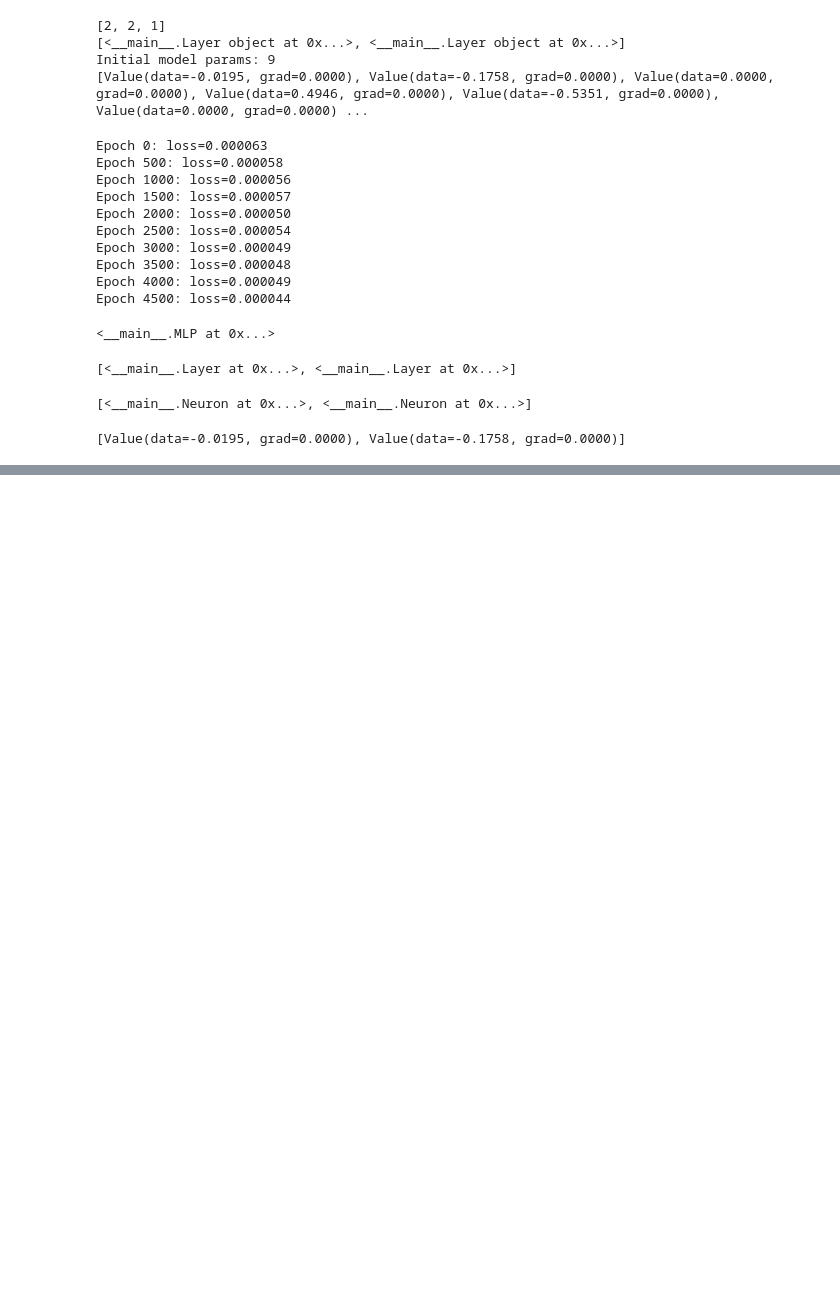
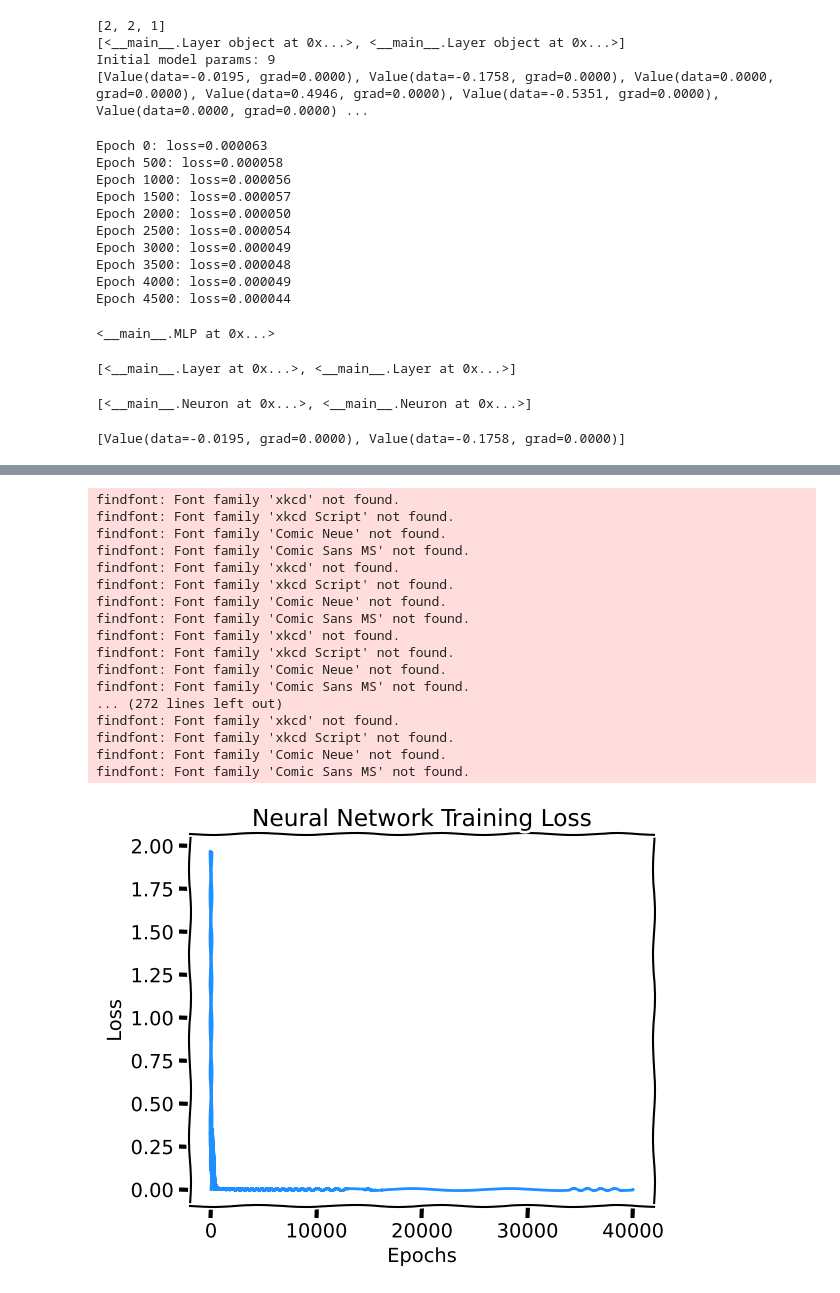
Before and after one commit to teknasd/scratch, a Jupyter notebook: basics.ipynb, the cells around one changed output, grey strips where cells are left out. Saved outputs shown, nothing was run; the diff lists cells and outputs as text; code cells hidden in the pictures; blank space fills up the shorter version.

```diff
--- a/basics.ipynb
+++ b/basics.ipynb
@@ -1891,0 +2167,16 @@ Input nodes aren't neurons because they:
+# %%
+class Sequential:
+    def __init__(self, *modules):
+        self.modules = modules
+
+    def __call__(self, x):
+        for module in self.modules:
+            x = module(x)
+        return x
+
+    def parameters(self):
+        params = []
+        for m in self.modules:
+            if hasattr(m, "parameters"):
+                params.extend(m.parameters())
+        return params
@@ -1891,0 +2268,33 @@ Input nodes aren't neurons because they:
+# %%
+def plot_loss_curve(loss_history, title='Neural Network Training Loss'):
+    """Plot the loss over epochs in an xkcd-style chart."""
+    with plt.xkcd():
+        plt.figure(figsize=(6, 5))
+        plt.plot(loss_history, color='dodgerblue', linewidth=2)
+        plt.xlabel('Epochs')
+        plt.ylabel('Loss')
+        plt.title(title)
+        plt.grid(True, alpha=0.3)
+        plt.tight_layout()
+        plt.show()
+# %%
+plot_loss_curve(loss_history)
+# %% [output]
+findfont: Font family 'xkcd' not found.
+findfont: Font family 'xkcd Script' not found.
+findfont: Font family 'Comic Neue' not found.
+findfont: Font family 'Comic Sans MS' not found.
+findfont: Font family 'xkcd' not found.
+findfont: Font family 'xkcd Script' not found.
+findfont: Font family 'Comic Neue' not found.
+findfont: Font family 'Comic Sans MS' not found.
+findfont: Font family 'xkcd' not found.
+findfont: Font family 'xkcd Script' not found.
+findfont: Font family 'Comic Neue' not found.
+findfont: Font family 'Comic Sans MS' not found.
+... (272 lines left out)
+findfont: Font family 'xkcd' not found.
+findfont: Font family 'xkcd Script' not found.
+findfont: Font family 'Comic Neue' not found.
+findfont: Font family 'Comic Sans MS' not found.
+[figure, added]
```
Also changed, not shown: parts of 16 cells of this notebook.
